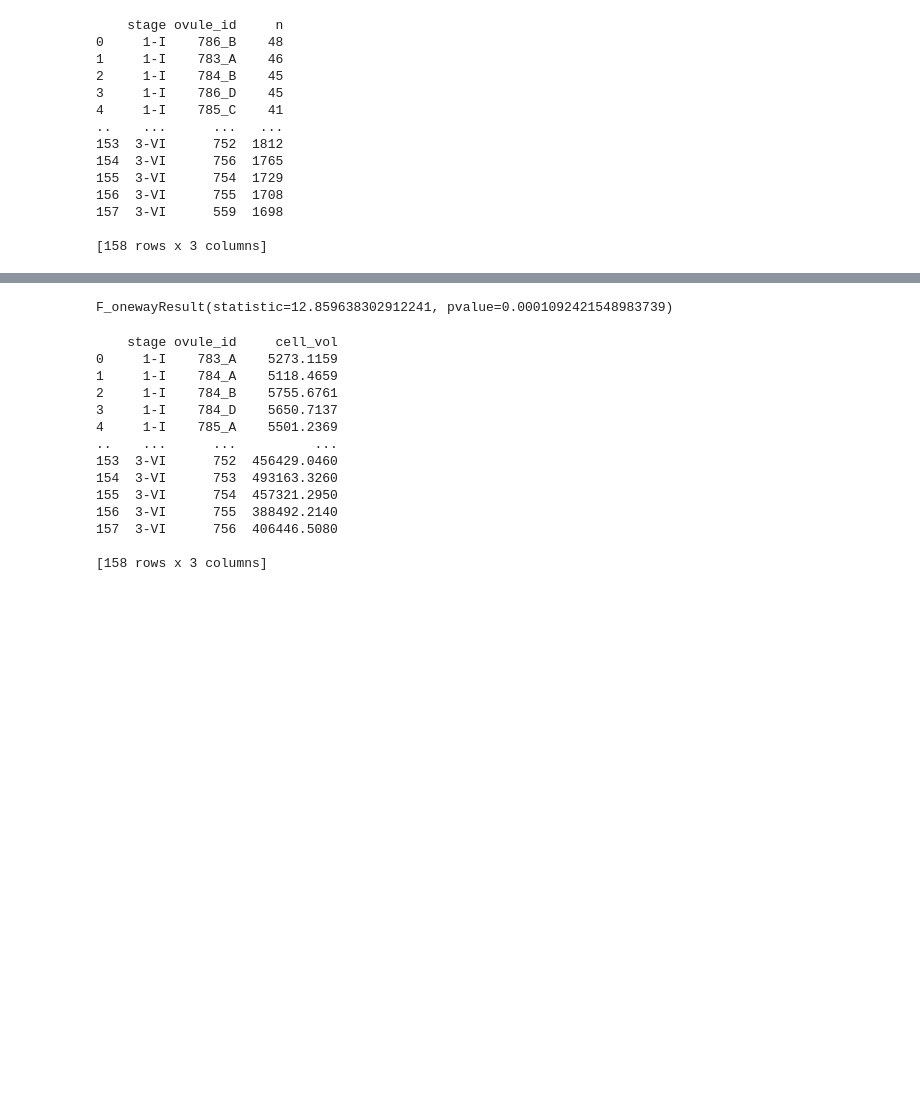
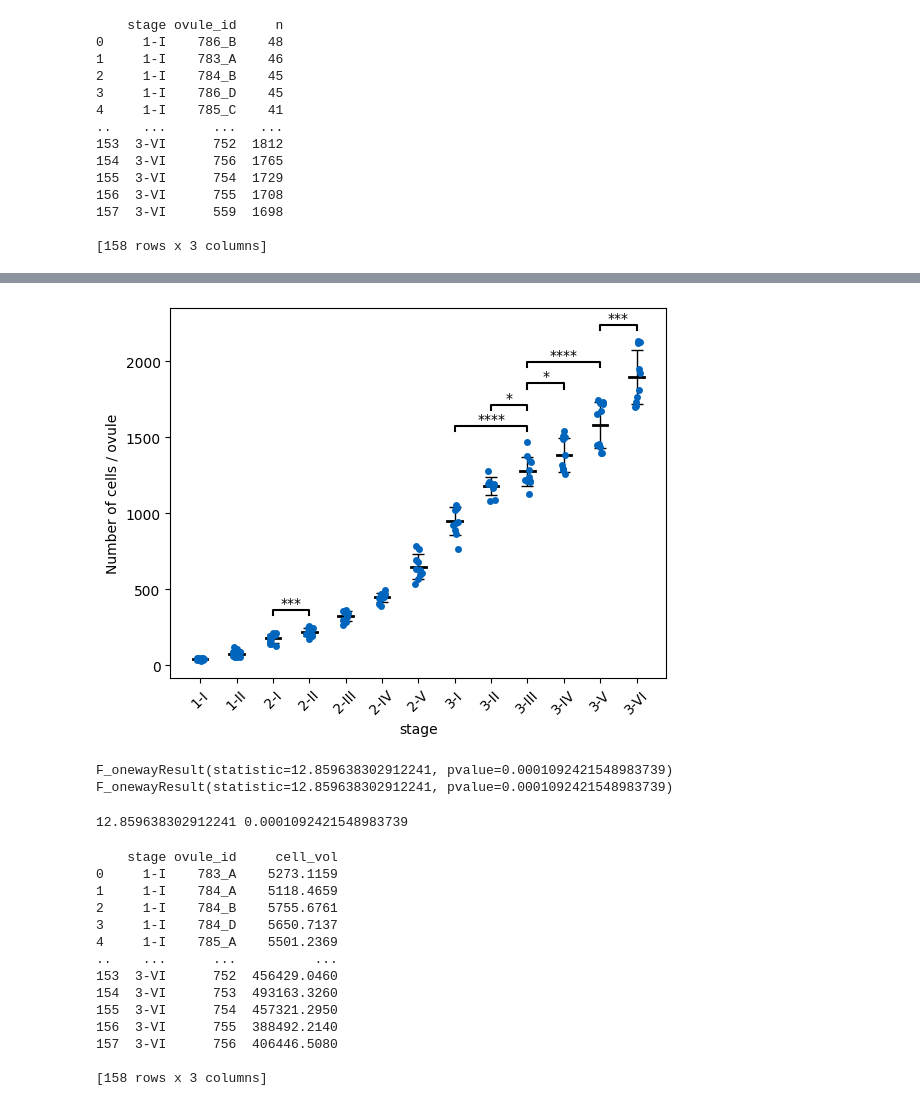
Before and after one commit to SNZLab/3D-ovule-analysis-pipeline, a Jupyter notebook: Automation_pipeline.ipynb, the cells around one changed output, grey strips where cells are left out. Drawn from its saved outputs; the diff is of its cells as text; code cells hidden in the pictures; blank space fills up the shorter version.

```diff
--- a/Automation_pipeline.ipynb
+++ b/Automation_pipeline.ipynb
@@ -477,13 +435,54 @@ plt.show()
+# %%
+# Get statistics (mean, standard deviation)
+stats = StatsForGraphs(count_cells_by_stage, 'stage', 'n')
+means, stds = stats.compute_stats()
+
+# Box plots
+plt.errorbar(count_cells_by_stage['stage'].unique(), means, yerr=stds, linestyle='None', lw=1.0, fmt='None', capsize=4.0, color='black')
+
+for idx, stage in enumerate(count_cells_by_stage['stage'].unique()):
+    plt.plot([idx-0.2,idx+0.2], [means[idx],means[idx]], color='black', lw=2.0)
+
+# Scatter plots
+sns.stripplot(data=count_cells_by_stage, x='stage', y='n', color='#0065bd', alpha=1.0)
+
+# Statistical annotation for multiple t-test (unpaired, parametric)
+pairs = [('2-I', '2-II'), ('3-I', '3-III'), ('3-II', '3-III'), ('3-III', '3-IV'), ('3-III', '3-V'), ('3-V', '3-VI')]
+ttest = Multiple_ttest(count_cells_by_stage, var='stage', value='n', pairs=pairs, col='black', h=70)
+ast = ttest.perform_ttest()
+ttest.graph_annotate(ast)
+
+# Change label of y-axis
+plt.ylabel('Number of cells / ovule')
+
+# Rotate x-axis labels
+plt.xticks(rotation=45)
+
+# Show plot
+plt.show()
+# %% [output]
+[figure, added]
 # %%
 # Perform ANOVA test
 a = count_cells_by_stage.loc[count_cells_by_stage['stage'] == '3-II', 'n'].to_numpy()
 b = count_cells_by_stage.loc[count_cells_by_stage['stage'] == '3-III', 'n'].to_numpy()
 c = count_cells_by_stage.loc[count_cells_by_stage['stage'] == '3-IV', 'n'].to_numpy()
 
-anova = st.f_oneway(a,b,c)
-anova
+input = [a,b,c]
+anova1 = st.f_oneway(*input)
+
+anova2 = st.f_oneway(a,b,c)
+print(anova1, anova2)
 # %% [output]
-F_onewayResult(statistic=12.859638302912241, pvalue=0.0001092421548983739)
+F_onewayResult(statistic=12.859638302912241, pvalue=0.0001092421548983739) F_onewayResult(statistic=12.859638302912241, pvalue=0.0001092421548983739)
+# %%
+# One-way ANOVA
+categories = ['3-II','3-III','3-IV']
+anova_test = OneWayAnova(count_cells_by_stage, var='stage', value='n', category=categories)
+st, p = anova_test.perform_anova()
+print(st, p)
+# %% [output]
+12.859638302912241 0.0001092421548983739
 # %%
 # Compute total volume of ovule per stage
 # Group by variables "stage", "ovule_id" and sum up the volume
```
Also changed, not shown: parts of 10 cells of this notebook.
